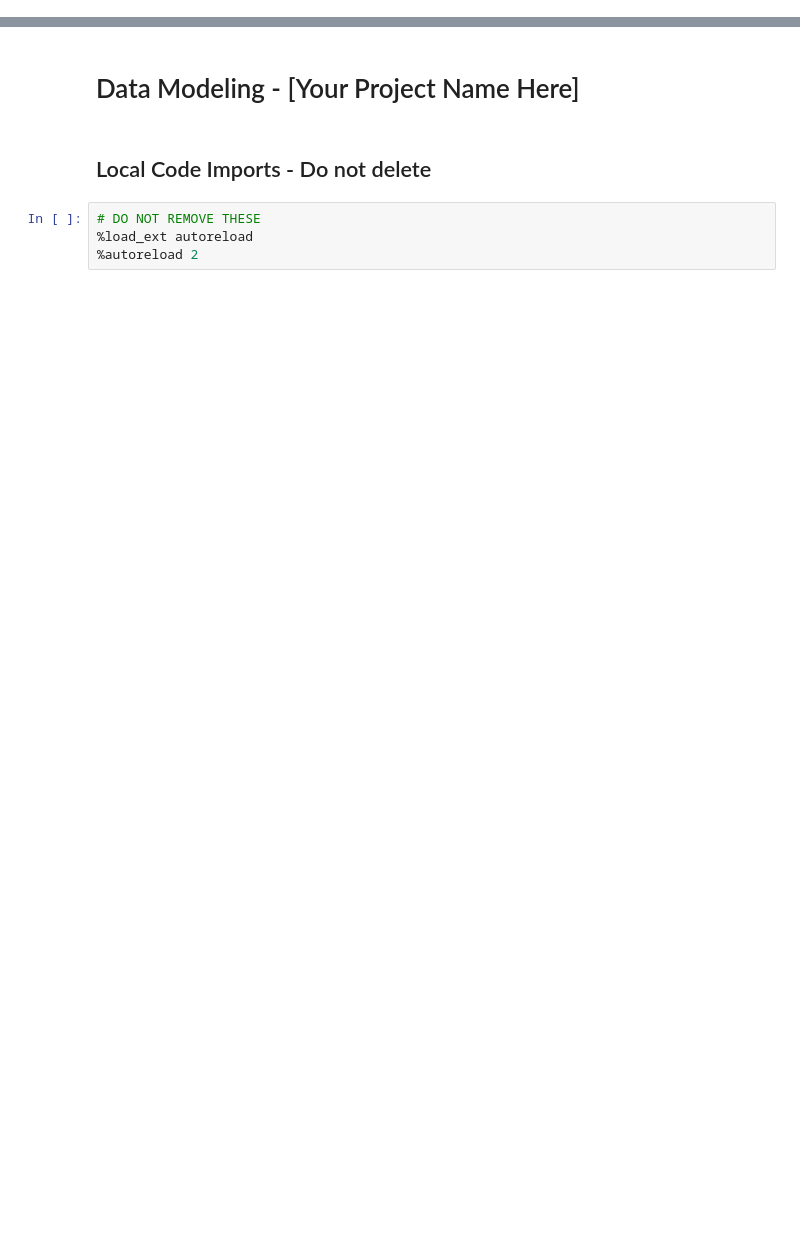
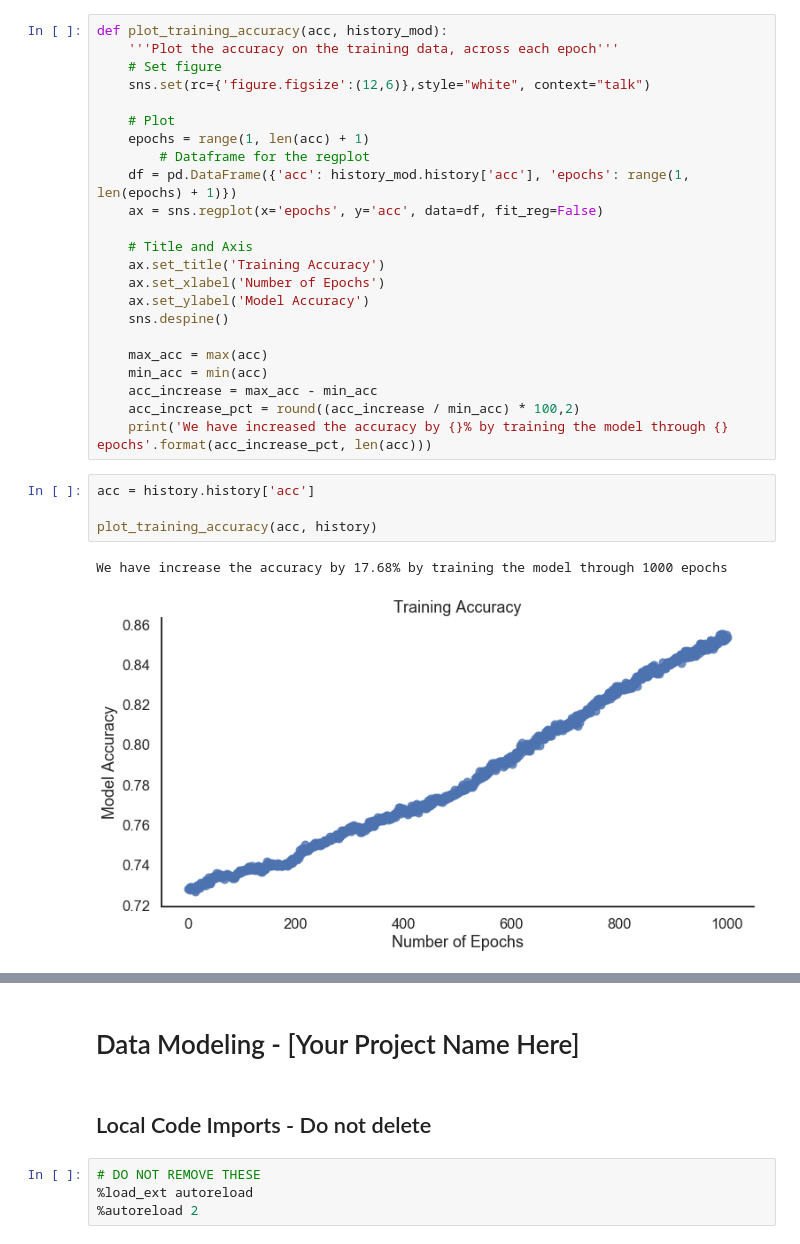
Before and after one commit to AdamBlomfield/machine_learning_ufc_data, a Jupyter notebook: notebooks/model_ab_ml_ufc.ipynb, the cells around one changed output, grey strips where cells are left out. Saved outputs shown, nothing was run; the diff lists cells and outputs as text; blank space fills up the shorter version.

```diff
--- a/notebooks/model_ab_ml_ufc.ipynb
+++ b/notebooks/model_ab_ml_ufc.ipynb
@@ -0,0 +24,30 @@
+# %%
+def plot_training_accuracy(acc, history_mod):
+    '''Plot the accuracy on the training data, across each epoch'''
+    # Set figure
+    sns.set(rc={'figure.figsize':(12,6)},style="white", context="talk")
+
+    # Plot
+    epochs = range(1, len(acc) + 1)
+        # Dataframe for the regplot
+    df = pd.DataFrame({'acc': history_mod.history['acc'], 'epochs': range(1, len(epochs) + 1)})
+    ax = sns.regplot(x='epochs', y='acc', data=df, fit_reg=False)
+
+    # Title and Axis
+    ax.set_title('Training Accuracy')
+    ax.set_xlabel('Number of Epochs')
+    ax.set_ylabel('Model Accuracy')
+    sns.despine()
+
+    max_acc = max(acc)
+    min_acc = min(acc)
+    acc_increase = max_acc - min_acc
+    acc_increase_pct = round((acc_increase / min_acc) * 100,2)
+    print('We have increased the accuracy by {}% by training the model through {} epochs'.format(acc_increase_pct, len(acc)))
+# %%
+acc = history.history['acc']
+
+plot_training_accuracy(acc, history)
+# %% [output]
+We have increase the accuracy by 17.68% by training the model through 1000 epochs
+[figure, added]
```
Also changed, not shown: parts of 77 cells of this notebook, 9 other files.
